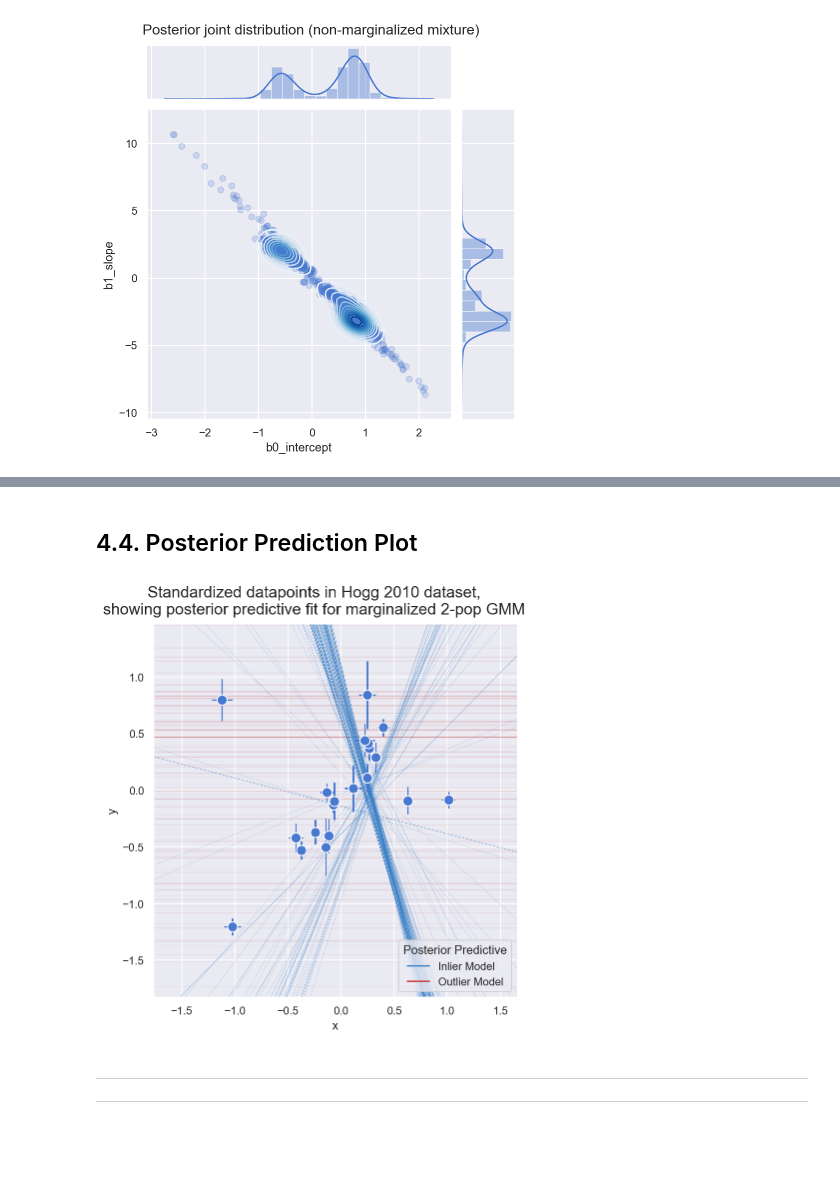
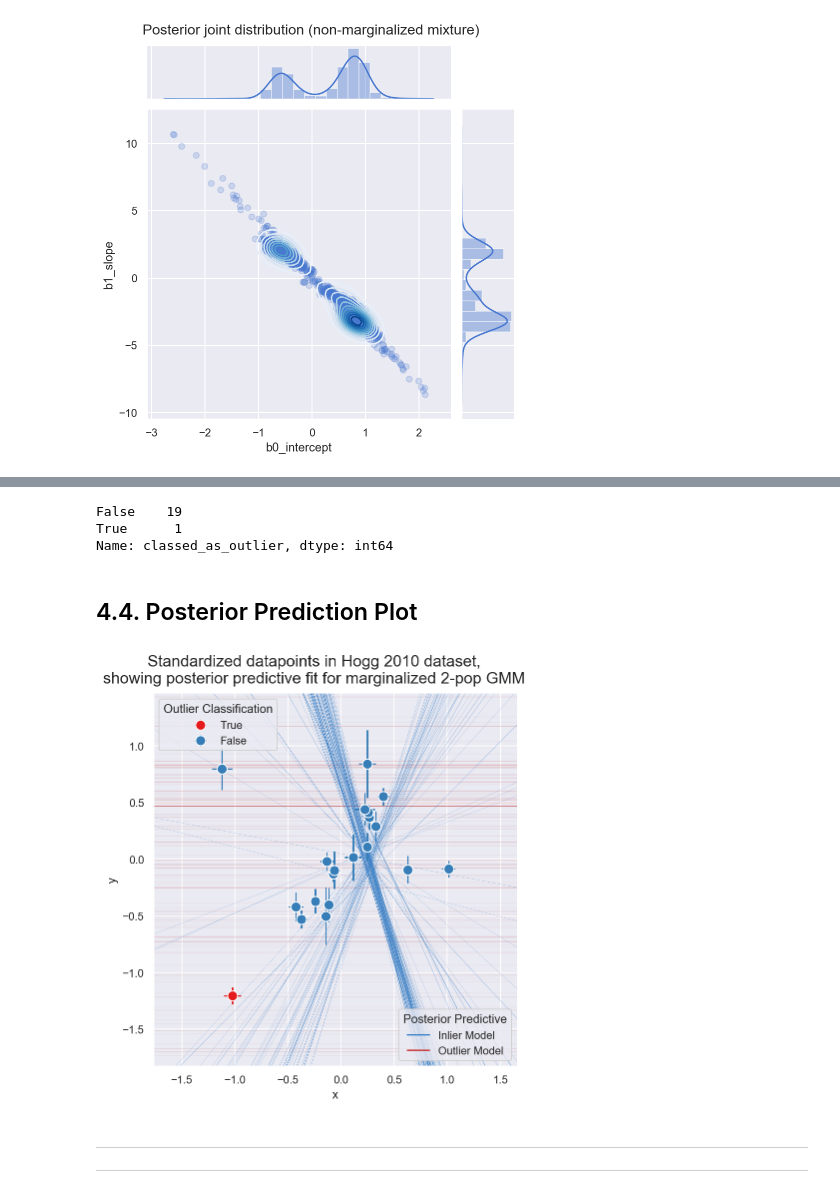
Before and after one commit to jonsedar/pymc3_examples, a Jupyter notebook: notebooks/glm-robust-regression-using-a-gmm-for-outlier-classification.ipynb, the cells around one changed output, grey strips where cells are left out. Drawn from its saved outputs; the diff is of its cells as text; code cells hidden in the pictures; blank space fills up the shorter version.

```diff
--- a/notebooks/glm-robust-regression-using-a-gmm-for-outlier-classification.ipynb
+++ b/notebooks/glm-robust-regression-using-a-gmm-for-outlier-classification.ipynb
@@ -494,7 +494,7 @@ with pm.Model() as mdl_mix:
 # step2 = pm.CategoricalGibbsMetropolis([c], values=range(K)) # or pm.BinaryGibbsMetropolis([c])
 # %%
 with mdl_mix:
-    trc_mix = pm.sample(tune=50000, draws=500, chains=4, cores=4,
+    trc_mix = pm.sample(tune=5000, draws=500, chains=4, cores=4,
                     init='adapt_diag', nuts={'target_accept':0.85})
 # %% [output]
 Multiprocess sampling (4 chains in 4 jobs)
@@ -563,42 +585,53 @@ _ = gd.fig.suptitle('Posterior joint distribution (non-marginalized mixture)', y
+# %%
+cutoff = .5
+dfhoggs['classed_as_outlier'] = np.quantile(trc_mix['cat'],
+                                            cutoff, axis=0) == 1
+dfhoggs['classed_as_outlier'].value_counts()
+# %% [output]
+False    19
+True      1
+Name: classed_as_outlier, dtype: int64
 # %% [markdown]
 ## 4.4. Posterior Prediction Plot
 # %%
-gd = sns.FacetGrid(dfhoggs, height=6, palette='Set1', legend_out=False)
+gd = sns.FacetGrid(dfhoggs, height=6, hue='classed_as_outlier',
+                   hue_order=[True, False],  palette='Set1', legend_out=False)
 
 lm_in = lambda x,s: s['b0_intercept'] + s['b1_slope'] * x
 lm_out = lambda x, s: s['mu_out'] * x ** 0
 
 # outlier posterior prediction
 pm.plot_posterior_predictive_glm(trc_mix, lm=lm_out,
             eval=np.linspace(-3, 3, 10), samples=400,
             color='#CC4444', alpha=.2, zorder=1)
 
 # inlier posterior prediction
 pm.plot_posterior_predictive_glm(trc_mix, lm=lm_in,
             eval=np.linspace(-3, 3, 10), samples=200,
             color='#357EC7', alpha=.5, zorder=2)
 _ = plt.title(None)
 
 line_legend = plt.legend(
     [Line2D([0], [0], color='#357EC7'), Line2D([0], [0], color='#CC4444')],
     ['Inlier Model', 'Outlier Model'], loc='lower right',
     title='Posterior Predictive')
 _ = gd.fig.get_axes()[0].add_artist(line_legend)
 
 # plot points
 _ = gd.map(plt.errorbar, 'x', 'y', 'sigma_y', 'sigma_x', marker="o",
-          ls='', markeredgecolor='w', markersize=10, zorder=5)
+          ls='', markeredgecolor='w', markersize=10, zorder=5).add_legend()
+_ = gd.ax.legend(loc='upper left', title='Outlier Classification')
 
 ## plot formatting etc
 x_ptp = np.ptp(dfhoggs['x'].values) / 3.3
 y_ptp = np.ptp(dfhoggs['y'].values) / 3.3
 xlims = (dfhoggs['x'].min()-x_ptp, dfhoggs['x'].max()+x_ptp)
 ylims = (dfhoggs['y'].min()-y_ptp, dfhoggs['y'].max()+y_ptp)
 _ = gd.axes.ravel()[0].set(ylim=ylims, xlim=xlims)
 _ = gd.fig.suptitle(('Standardized datapoints in Hogg 2010 dataset,\nshowing ' +
         'posterior predictive fit for marginalized 2-pop GMM'), y=1.06, fontsize=16)
 # %% [output]
-[figure, old version]
+[figure, new version]
 # %% [markdown]
 ---
 
```
Also changed, not shown: parts of 8 cells of this notebook.
